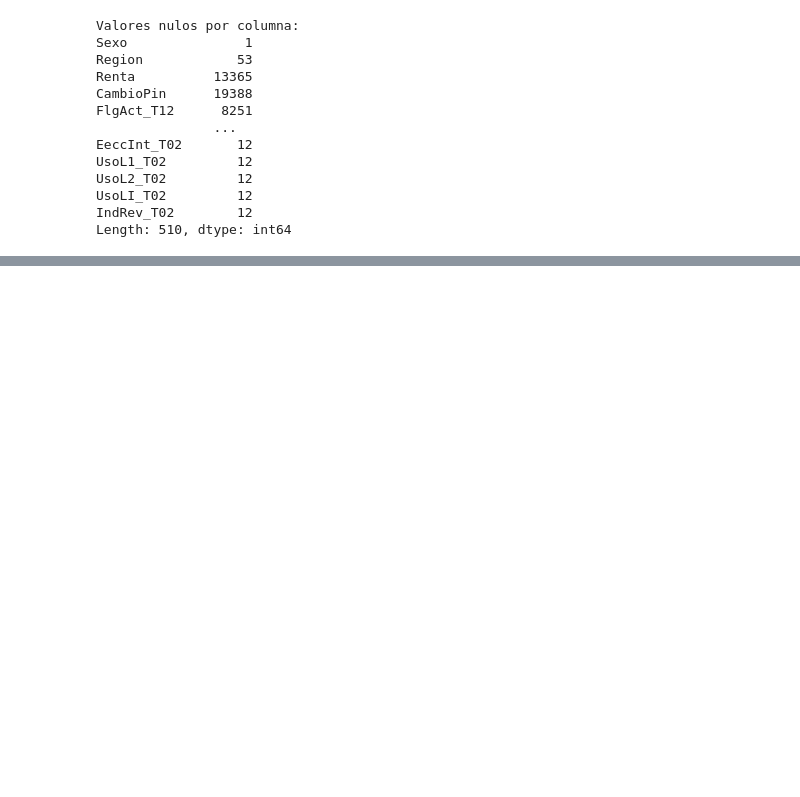
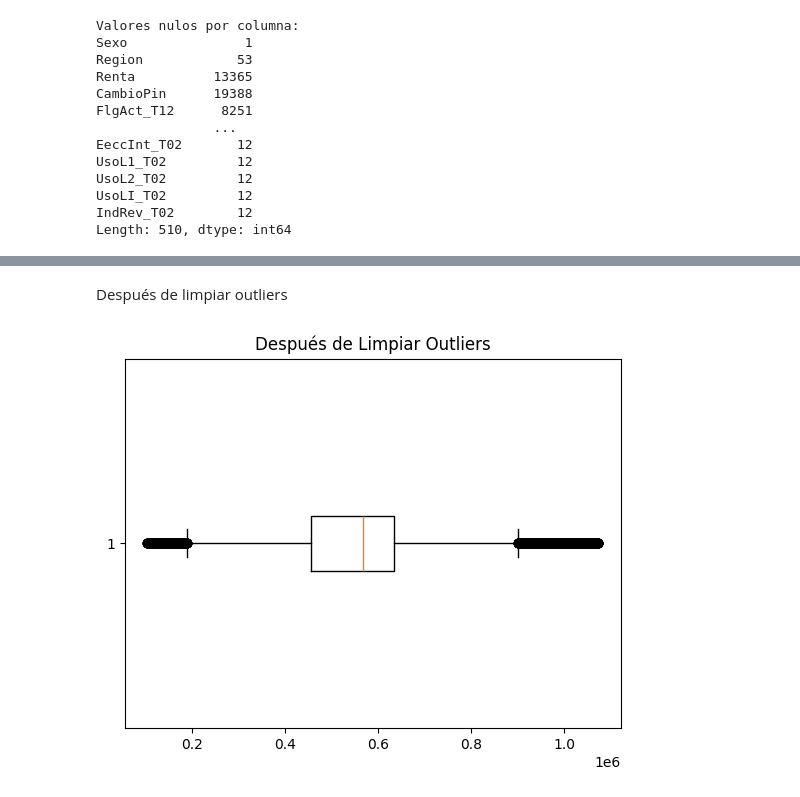
Before and after one commit to TitoD01/monopoly, a Jupyter notebook: monopoly/notebooks/Monopoly.ipynb, the cells around one changed output, grey strips where cells are left out. Saved outputs shown, nothing was run; the diff lists cells and outputs as text; code cells hidden in the pictures; blank space fills up the shorter version.

```diff
--- a/monopoly/notebooks/Monopoly.ipynb
+++ b/monopoly/notebooks/Monopoly.ipynb
@@ -235,0 +287,9 @@ Length: 510, dtype: int64
+# %% [markdown]
+Después de limpiar outliers
+# %%
+# Después de limpiar outliers
+plt.boxplot(df['Renta'], vert=False)
+plt.title('Después de Limpiar Outliers')
+plt.show()
+# %% [output]
+[figure, added]
```
Also changed, not shown: parts of 15 cells of this notebook.
